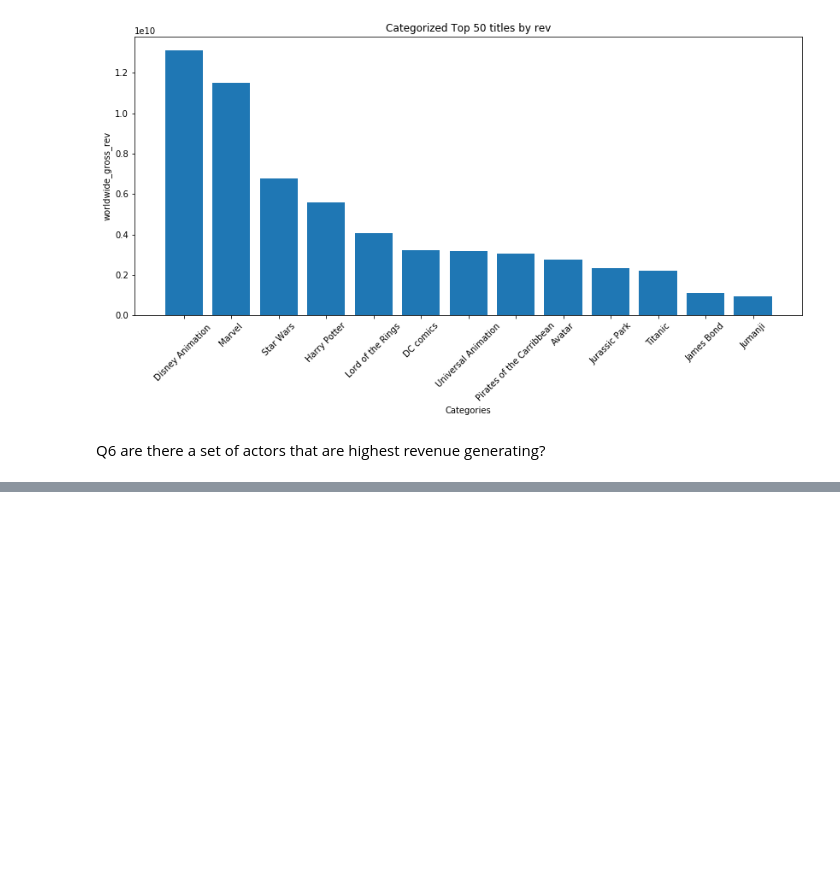
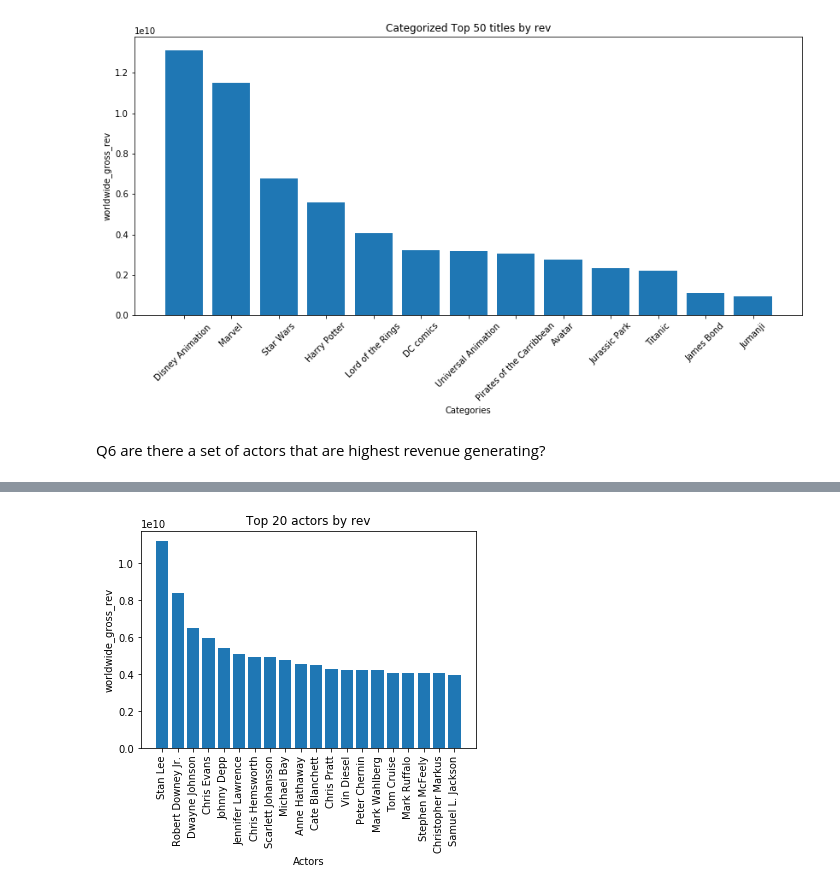
Before and after one commit to polyglottraveler/projectkr, a Jupyter notebook: kca_rev_actor_movie_cat.ipynb, the cells around one changed output, grey strips where cells are left out. Saved outputs shown, nothing was run; the diff lists cells and outputs as text; code cells hidden in the pictures; blank space fills up the shorter version.

```diff
--- a/kca_rev_actor_movie_cat.ipynb
+++ b/kca_rev_actor_movie_cat.ipynb
@@ -309,0 +334,11 @@ Q6 are there a set of actors that are highest revenue generating?
+# %%
+#chop at 20, likely going to be very similar to above
+top_20_actors=top_100_actors.nlargest(20,'worldwide_gross')
+plt.bar(top_20_actors['primary_name'],top_20_actors['worldwide_gross'])
+plt.title('Top 20 actors by rev')
+plt.xlabel('Actors')
+plt.ylabel('worldwide_gross_rev')
+plt.xticks(rotation=90)
+plt.show()
+# %% [output]
+[figure, added]
```
Also changed, not shown: parts of 5 cells of this notebook.
